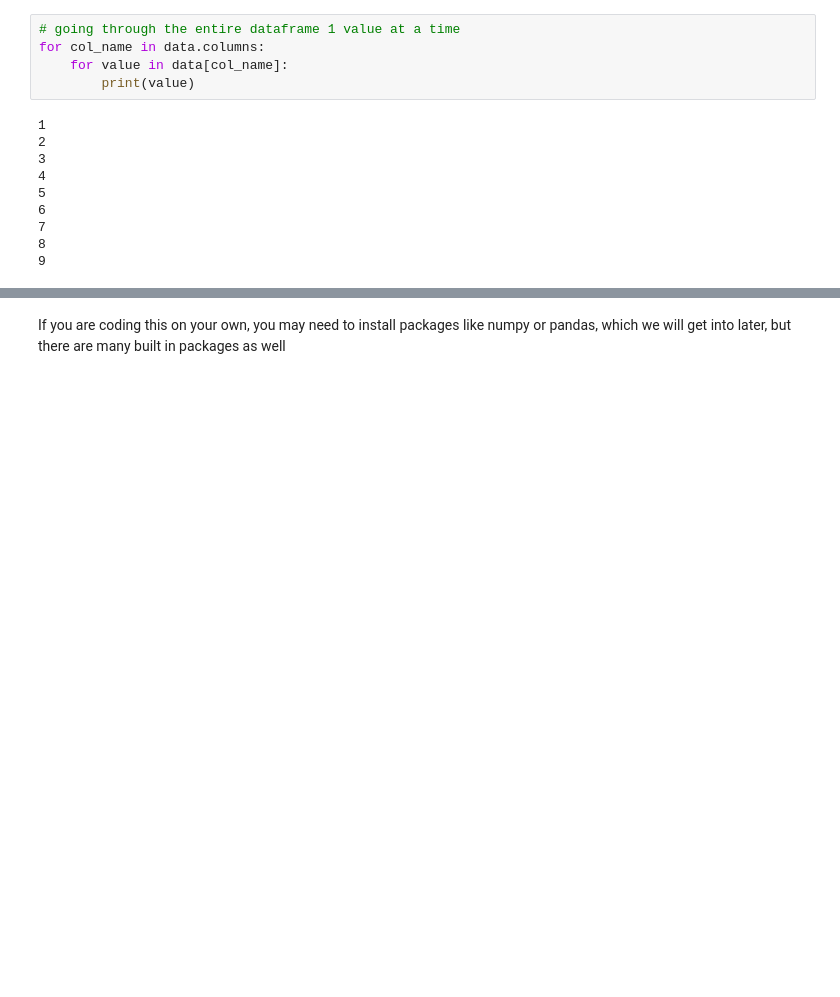
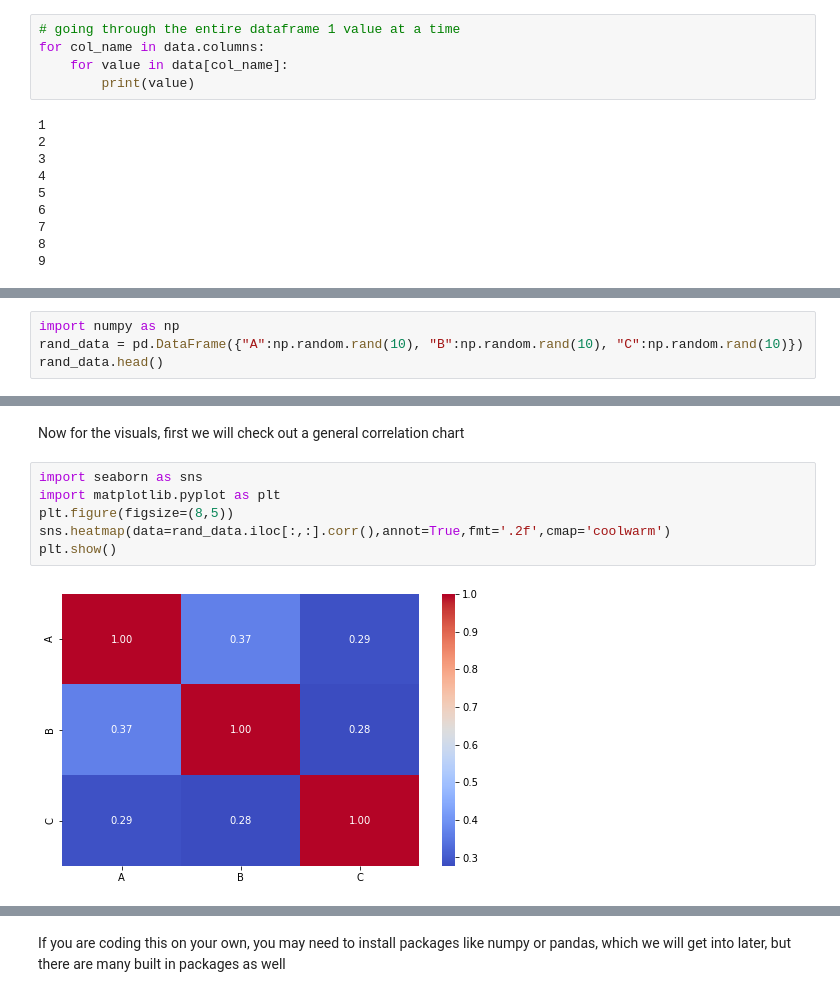
Before and after one commit to organization-x/1-Week-DS-Summer-2022, a Jupyter notebook: intro_to_python.ipynb, the cells around one changed output, grey strips where cells are left out. Drawn from its saved outputs; the diff is of its cells as text; blank space fills up the shorter version.

```diff
--- a/intro_to_python.ipynb
+++ b/intro_to_python.ipynb
@@ -369,0 +372,4 @@ for col_name in data.columns:
+# %%
+import numpy as np
+rand_data = pd.DataFrame({"A":np.random.rand(10), "B":np.random.rand(10), "C":np.random.rand(10)})
+rand_data.head()
@@ -369,0 +383,10 @@ for col_name in data.columns:
+# %% [markdown]
+Now for the visuals, first we will check out a general correlation chart
+# %%
+import seaborn as sns
+import matplotlib.pyplot as plt
+plt.figure(figsize=(8,5))
+sns.heatmap(data=rand_data.iloc[:,:].corr(),annot=True,fmt='.2f',cmap='coolwarm')
+plt.show()
+# %% [output]
+[figure, added]
```
Also changed, not shown: parts of 4 cells of this notebook.
